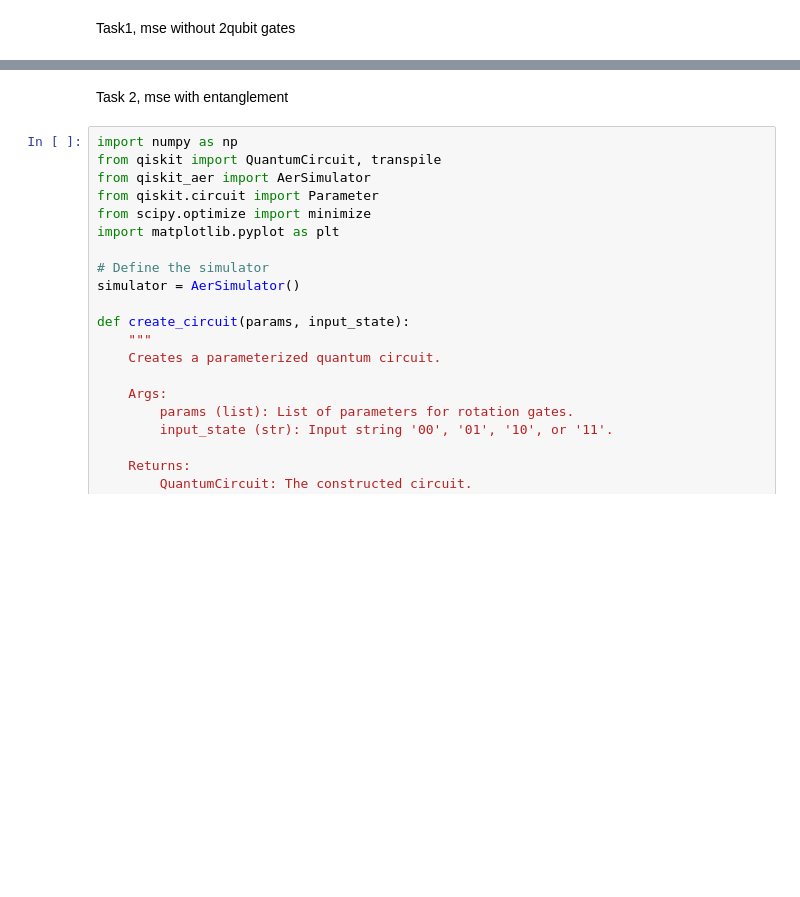
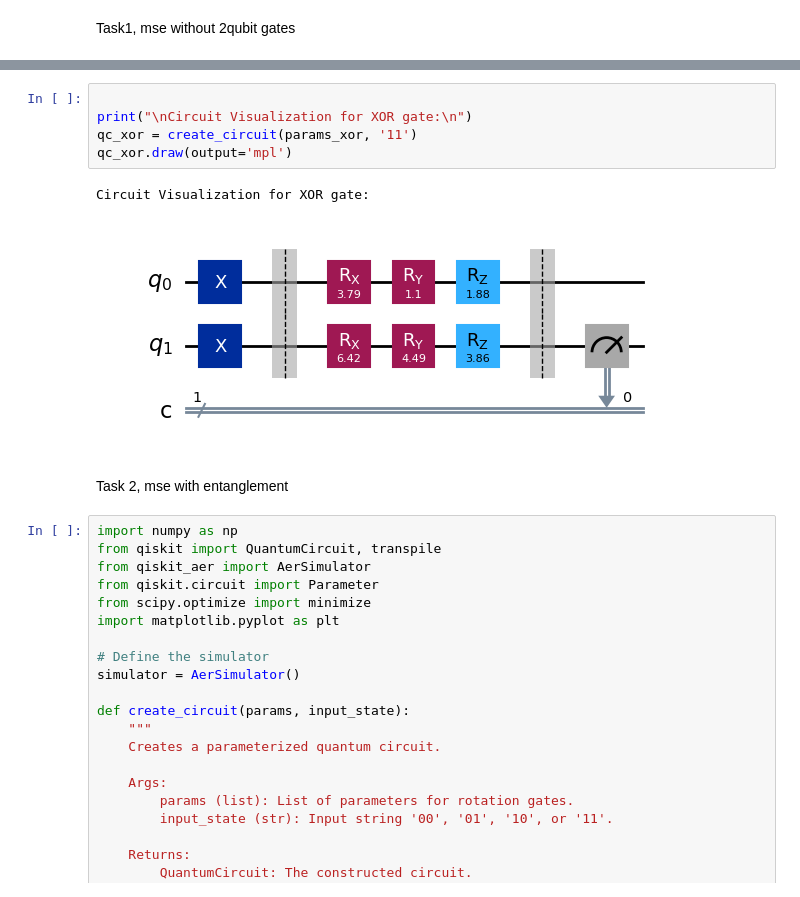
Before and after one commit to FyodorAmanov1/SKKUQ, a Jupyter notebook: main.ipynb, the cells around one changed output, grey strips where cells are left out. Saved outputs shown, nothing was run; the diff lists cells and outputs as text; blank space fills up the shorter version.

```diff
--- a/main.ipynb
+++ b/main.ipynb
@@ -164,3 +179,11 @@ Results for AND:
+# %%
+
+print("\nCircuit Visualization for XOR gate:\n")
+qc_xor = create_circuit(params_xor, '11')
+qc_xor.draw(output='mpl')
+# %% [output]
+Circuit Visualization for XOR gate:
+[figure, added]
 # %% [markdown]
 Task 2, mse with entanglement
 # %%
```
Also changed, not shown: parts of 14 cells of this notebook.
